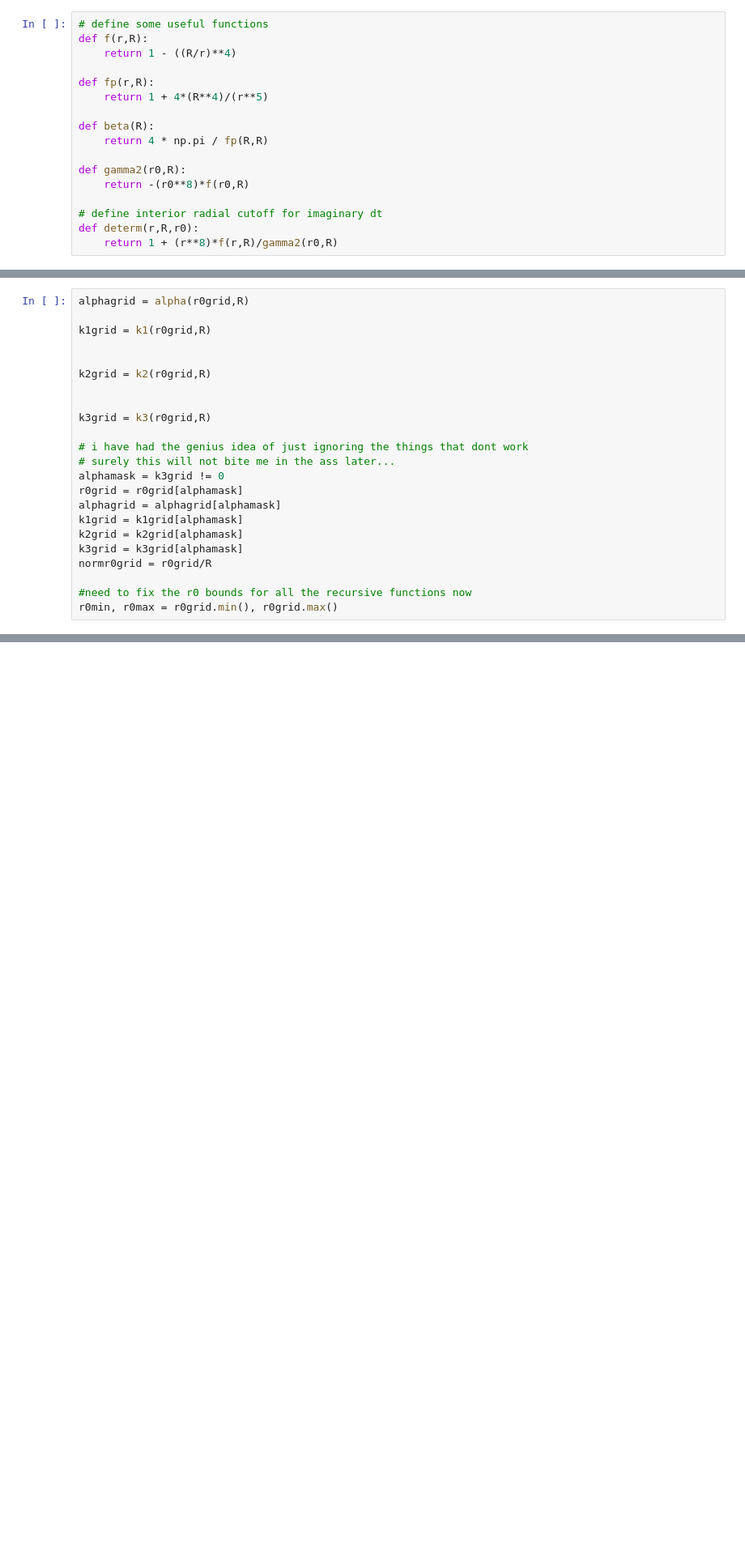
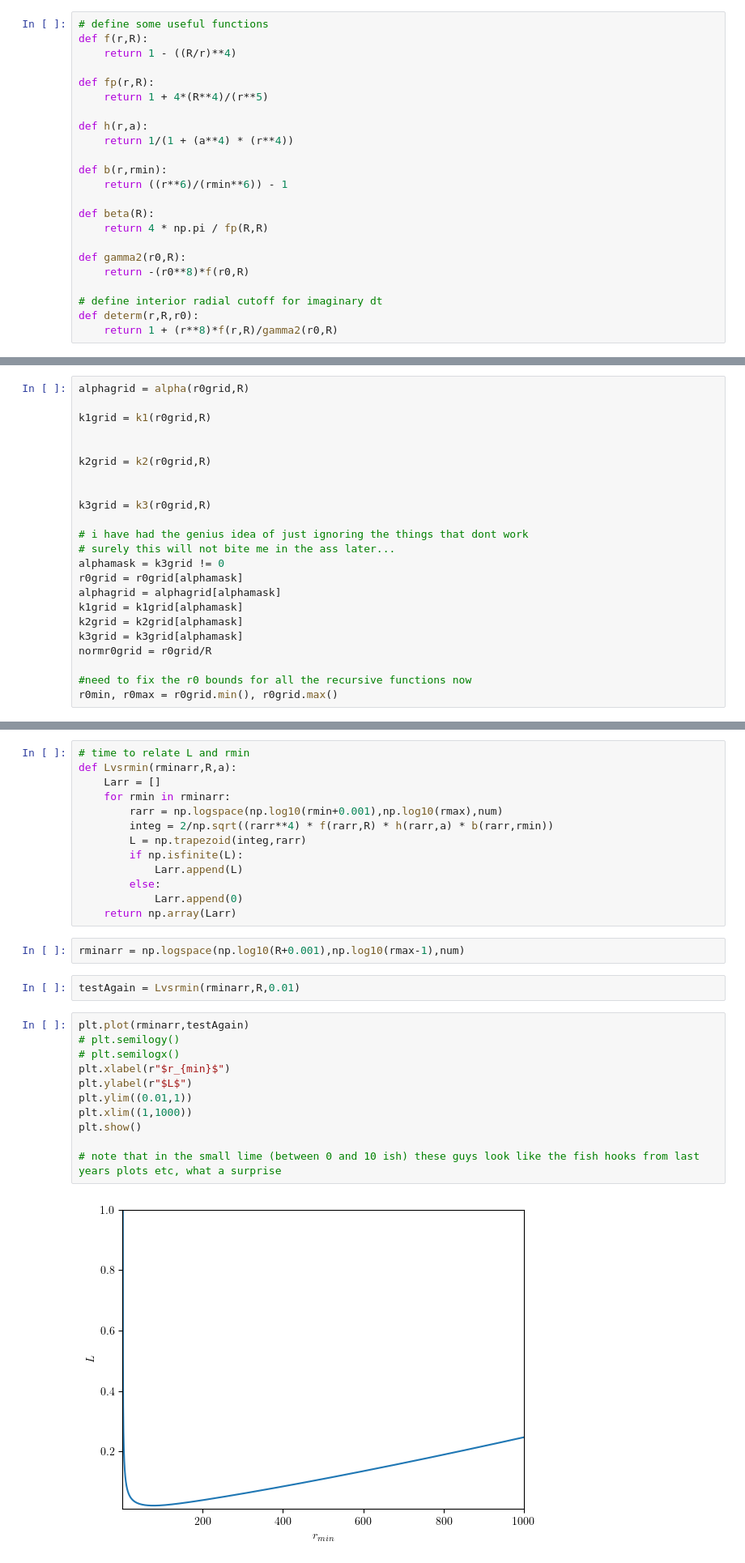
Before and after one commit to Bkorotko03/HoloProj, a Jupyter notebook: NCShock260226.ipynb, the cells around one changed output, grey strips where cells are left out. Shown at 81% size. Saved outputs shown, nothing was run; the diff lists cells and outputs as text; blank space fills up the shorter version.

```diff
--- a/NCShock260226.ipynb
+++ b/NCShock260226.ipynb
@@ -19,6 +19,12 @@ def f(r,R):
 
 def fp(r,R):
     return 1 + 4*(R**4)/(r**5)
+
+def h(r,a):
+    return 1/(1 + (a**4) * (r**4))
+
+def b(r,rmin):
+    return ((r**6)/(rmin**6)) - 1
 
 def beta(R):
     return 4 * np.pi / fp(R,R)
@@ -134,0 +203,30 @@ plt.show()
+# %%
+# time to relate L and rmin
+def Lvsrmin(rminarr,R,a):
+    Larr = []
+    for rmin in rminarr:
+        rarr = np.logspace(np.log10(rmin+0.001),np.log10(rmax),num)
+        integ = 2/np.sqrt((rarr**4) * f(rarr,R) * h(rarr,a) * b(rarr,rmin))
+        L = np.trapezoid(integ,rarr)
+        if np.isfinite(L):
+            Larr.append(L)
+        else:
+            Larr.append(0)
+    return np.array(Larr)
+# %%
+rminarr = np.logspace(np.log10(R+0.001),np.log10(rmax-1),num)
+# %%
+testAgain = Lvsrmin(rminarr,R,0.01)
+# %%
+plt.plot(rminarr,testAgain)
+# plt.semilogy()
+# plt.semilogx()
+plt.xlabel(r"$r_{min}$")
+plt.ylabel(r"$L$")
+plt.ylim((0.01,1))
+plt.xlim((1,1000))
+plt.show()
+
+# note that in the small lime (between 0 and 10 ish) these guys look like the fish hooks from last years plots etc, what a surprise
+# %% [output]
+[figure, added]
```
Also changed, not shown: parts of 15 cells of this notebook.
